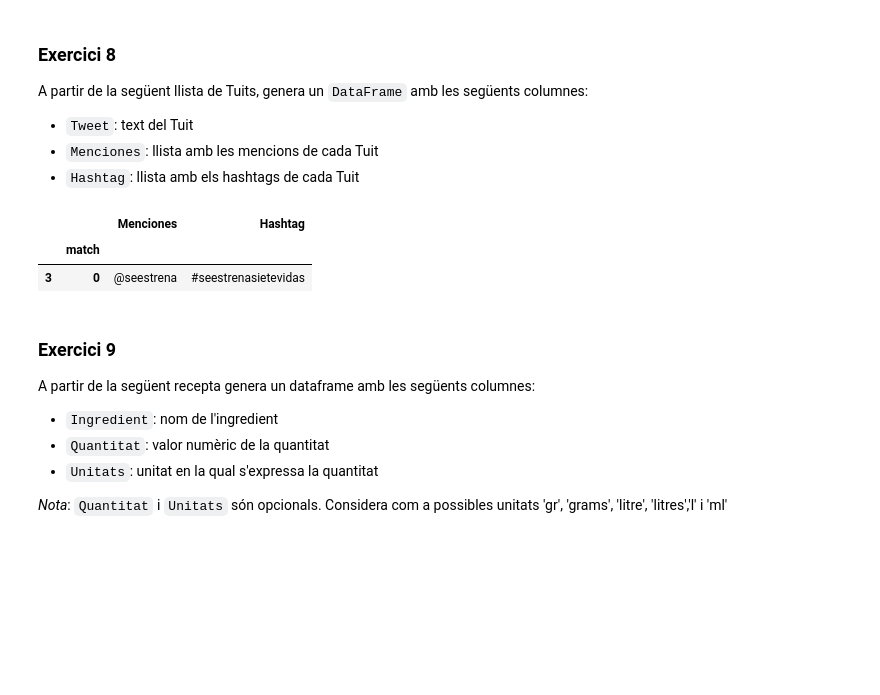
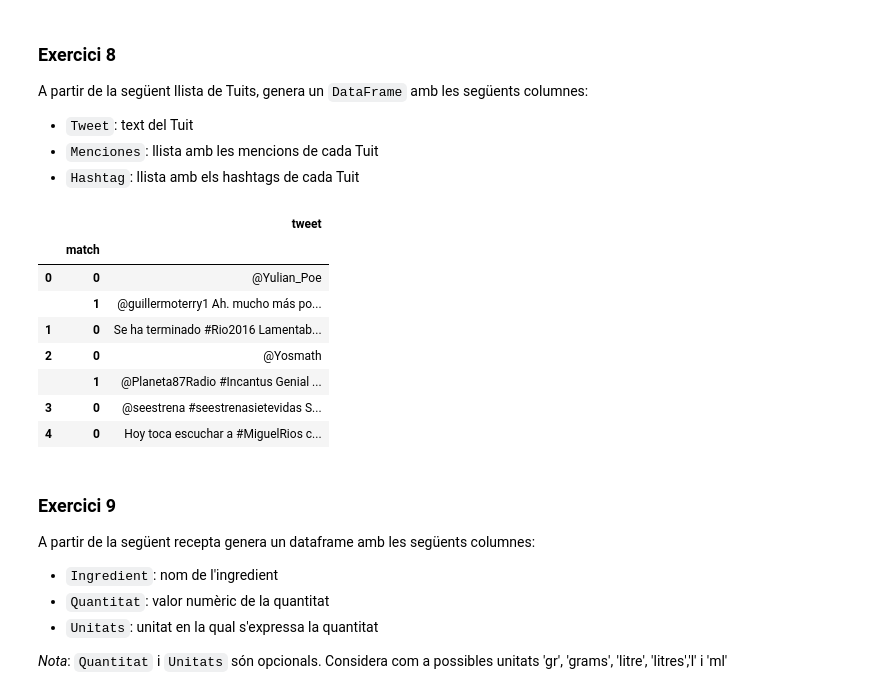
Before and after one commit to DavidSM2/Repo_PLN, a Jupyter notebook: Practicas/Pr1/P1_Expressions_regulars_VAL.ipynb, the cells around one changed output. Saved outputs shown, nothing was run; the diff lists cells and outputs as text; code cells hidden in the pictures; blank space fills up the shorter version.

Commit message:
intentao el 8 otra vesssssssss

```diff
--- a/Practicas/Pr1/P1_Expressions_regulars_VAL.ipynb
+++ b/Practicas/Pr1/P1_Expressions_regulars_VAL.ipynb
@@ -338,12 +338,19 @@ tweets = [
 ]
 # %%
 df = pd.DataFrame(tweets, columns=['tweets'])
-df['tweets'].str.extractall(r'(?P<Menciones>@[a-zA-Z_]+) (?P<Hashtag>#[a-zA-Z_]+)')
-#intentao ta
+df['tweets'].str.extractall(r'(?P<Menciones>@[^ ]+)') #pilla los @
+df['tweets'].str.extractall(r'(?P<Hashtag>#[^ ]+)') # pilla los #
+df['tweets'].str.extractall(r'(?P<tweet>.[^@]+)') # jajajajaja texto???????????
 # %% [output]
-|  |  | Menciones | Hashtag |
-|  | match |  |  |
-| 3 | 0 | @seestrena | #seestrenasietevidas |
+|  |  | tweet |
+|  | match |  |
+| 0 | 0 | @Yulian_Poe |
+|  | 1 | @guillermoterry1 Ah. mucho más po... |
+| 1 | 0 | Se ha terminado #Rio2016 Lamentab... |
+| 2 | 0 | @Yosmath |
+|  | 1 | @Planeta87Radio #Incantus Genial ... |
+| 3 | 0 | @seestrena #seestrenasietevidas S... |
+| 4 | 0 | Hoy toca escuchar a #MiguelRios c... |
 # %% [markdown]
 ### Exercici 9
 
```
